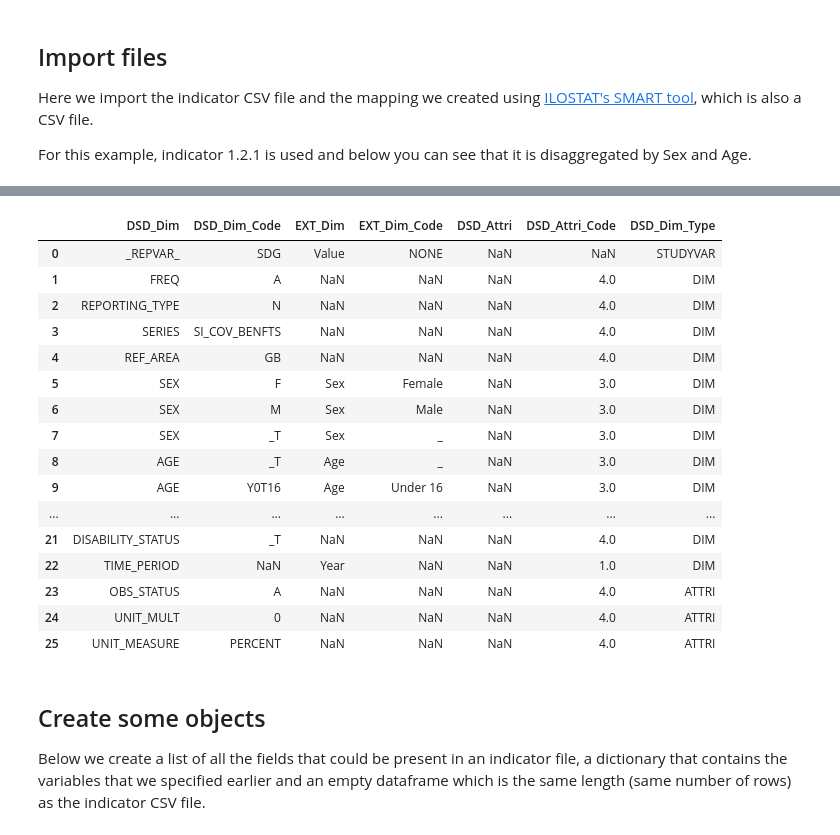
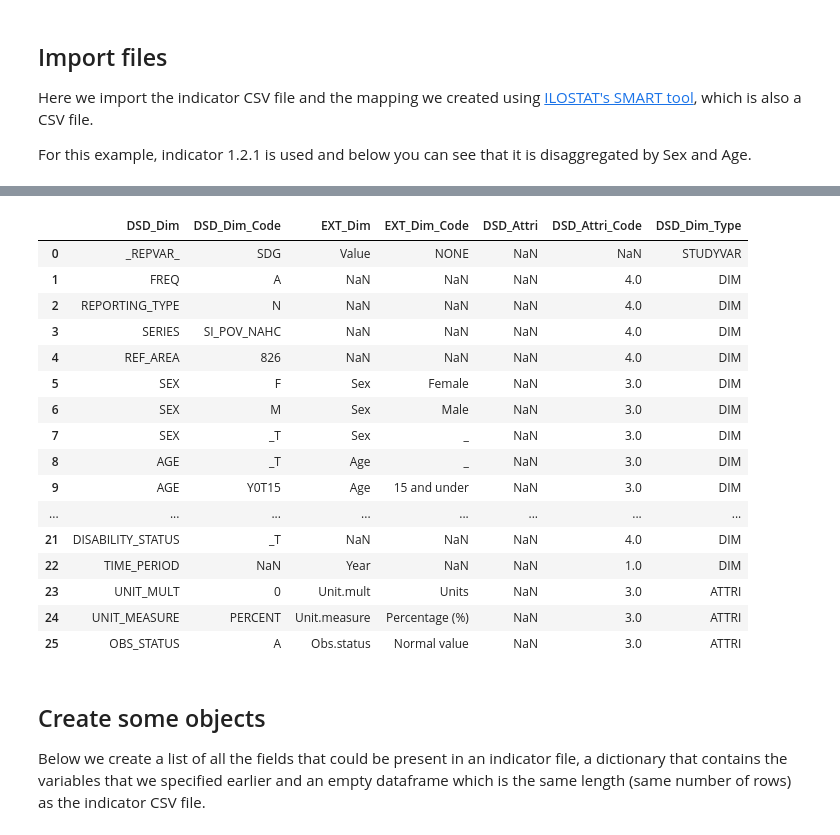
Before and after one commit to LucyGwilliamAdmin/SDMX, a Jupyter notebook: Scripts/csv2xml.ipynb, the cells around one changed output, grey strips where cells are left out. Cells and saved outputs as stored; diff of their text form; code cells hidden in the pictures.

```diff
--- a/Scripts/csv2xml.ipynb
+++ b/Scripts/csv2xml.ipynb
@@ -45,24 +56,24 @@ indicator.tail()
 # %%
-mapping=pd.read_csv("//nsdata2/SDGs/Data Collection and Reporting/Jemalex/SDMX/test indicator/Outputs/121_mapping.csv")
+mapping=pd.read_csv("//nsdata2/SDGs/Data Collection and Reporting/Jemalex/SDMX/test indicator/Outputs/121_newmapping.csv")
 mapping
 # %% [output]
 |  | DSD_Dim | DSD_Dim_Code | EXT_Dim | EXT_Dim_Code | DSD_Attri | DSD_Attri_Code | DSD_Dim_Type |
 | 0 | _REPVAR_ | SDG | Value | NONE | NaN | NaN | STUDYVAR |
 | 1 | FREQ | A | NaN | NaN | NaN | 4.0 | DIM |
 | 2 | REPORTING_TYPE | N | NaN | NaN | NaN | 4.0 | DIM |
-| 3 | SERIES | SI_COV_BENFTS | NaN | NaN | NaN | 4.0 | DIM |
-| 4 | REF_AREA | GB | NaN | NaN | NaN | 4.0 | DIM |
+| 3 | SERIES | SI_POV_NAHC | NaN | NaN | NaN | 4.0 | DIM |
+| 4 | REF_AREA | 826 | NaN | NaN | NaN | 4.0 | DIM |
 | 5 | SEX | F | Sex | Female | NaN | 3.0 | DIM |
 | 6 | SEX | M | Sex | Male | NaN | 3.0 | DIM |
 | 7 | SEX | _T | Sex | _ | NaN | 3.0 | DIM |
 | 8 | AGE | _T | Age | _ | NaN | 3.0 | DIM |
-| 9 | AGE | Y0T16 | Age | Under 16 | NaN | 3.0 | DIM |
+| 9 | AGE | Y0T15 | Age | 15 and under | NaN | 3.0 | DIM |
 | ... | ... | ... | ... | ... | ... | ... | ... |
 | 21 | DISABILITY_STATUS | _T | NaN | NaN | NaN | 4.0 | DIM |
 | 22 | TIME_PERIOD | NaN | Year | NaN | NaN | 1.0 | DIM |
-| 23 | OBS_STATUS | A | NaN | NaN | NaN | 4.0 | ATTRI |
-| 24 | UNIT_MULT | 0 | NaN | NaN | NaN | 4.0 | ATTRI |
-| 25 | UNIT_MEASURE | PERCENT | NaN | NaN | NaN | 4.0 | ATTRI |
+| 23 | UNIT_MULT | 0 | Unit.mult | Units | NaN | 3.0 | ATTRI |
+| 24 | UNIT_MEASURE | PERCENT | Unit.measure | Percentage (%) | NaN | 3.0 | ATTRI |
+| 25 | OBS_STATUS | A | Obs.status | Normal value | NaN | 3.0 | ATTRI |
 # %% [markdown]
 ## Create some objects
 Below we create a list of all the fields that could be present in an indicator file, a dictionary that contains the variables that we specified earlier and an empty dataframe which is the same length (same number of rows) as the indicator CSV file.
```
Also changed, not shown: parts of 13 cells of this notebook.
